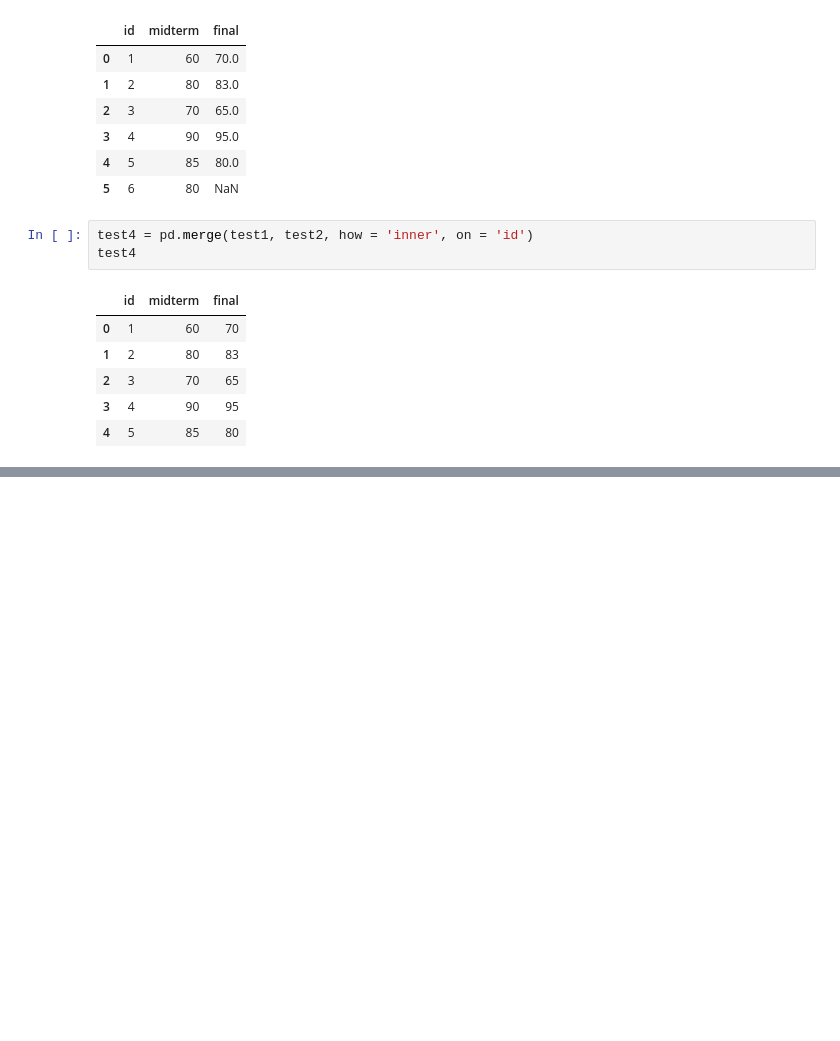
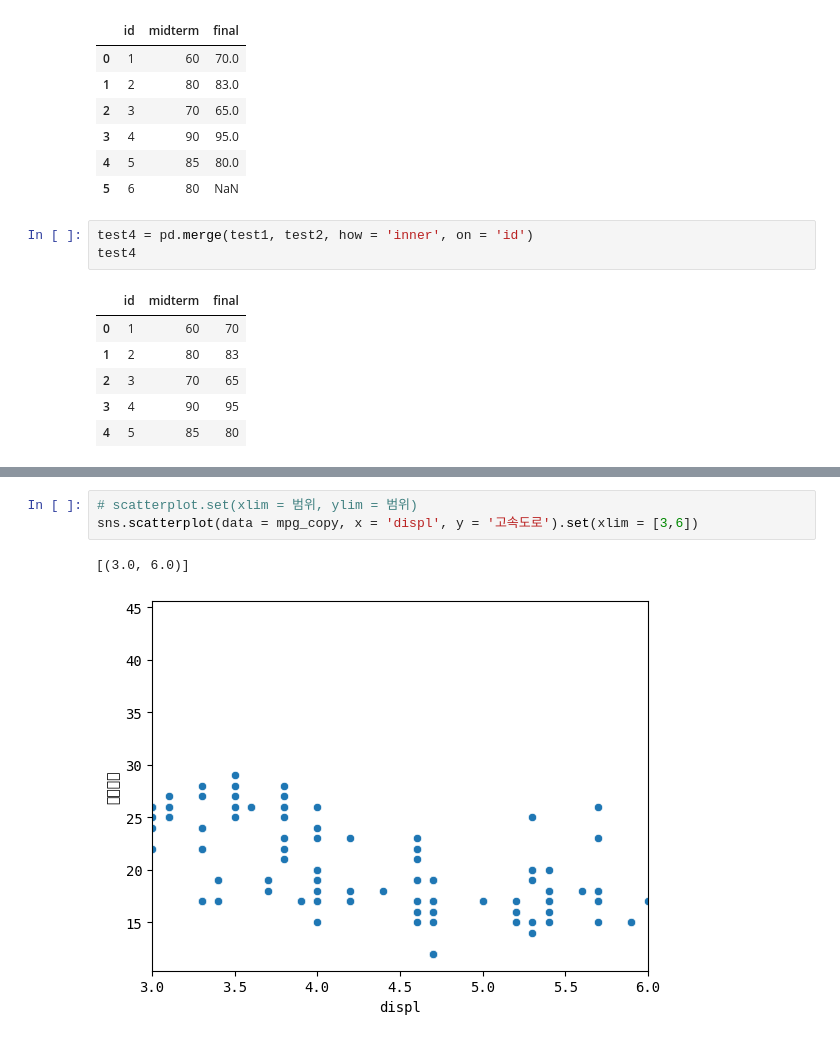
Before and after one commit to Hanjateacherson/SMHRD, a Jupyter notebook: python/03_Pandas_mpg.ipynb, the cells around one changed output, grey strips where cells are left out. Cells and saved outputs as stored; diff of their text form; blank space fills up the shorter version.

```diff
--- a/python/03_Pandas_mpg.ipynb
+++ b/python/03_Pandas_mpg.ipynb
@@ -990,0 +1157,6 @@ test4
+# %%
+# scatterplot.set(xlim = 범위, ylim = 범위)
+sns.scatterplot(data = mpg_copy, x = 'displ', y = '고속도로').set(xlim = [3,6])
+# %% [output]
+[(3.0, 6.0)]
+[figure, added]
```
Also changed, not shown: parts of 38 cells of this notebook.
